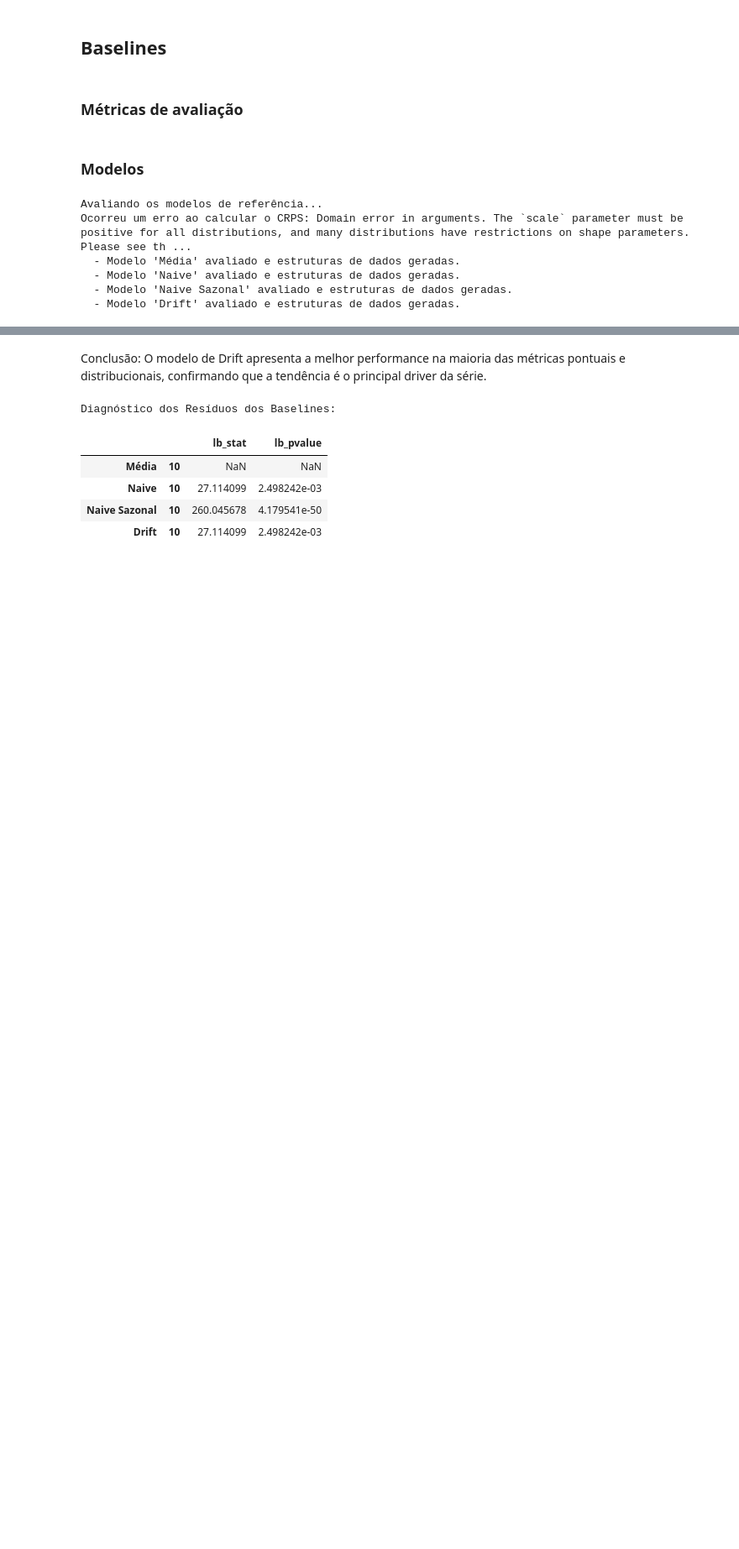
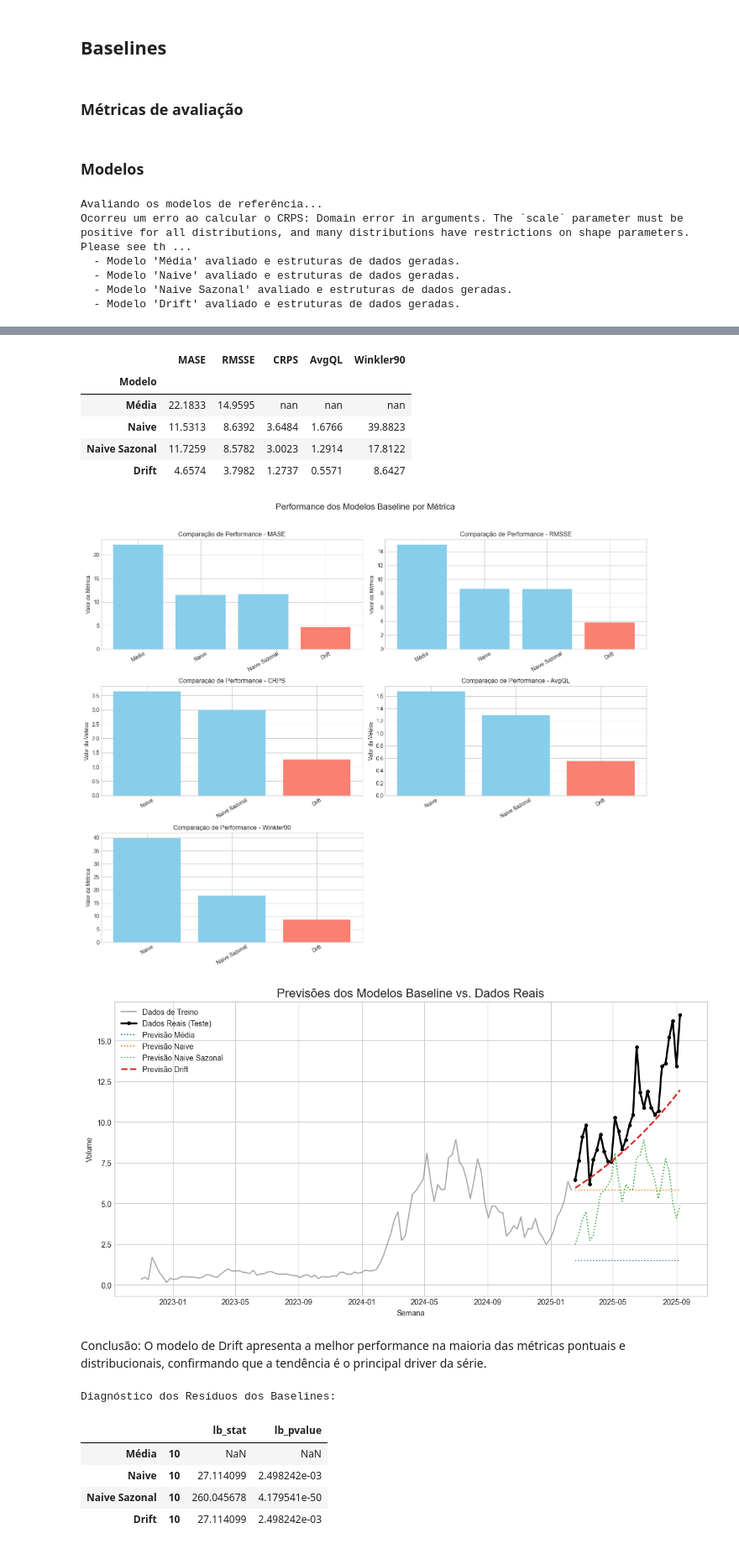
Before and after one commit to KaikyBraga/series_temporais, a Jupyter notebook: main.ipynb, the cells around one changed output, grey strips where cells are left out. Shown: that part at 84% size. Saved outputs shown, nothing was run; the diff lists cells and outputs as text; code cells hidden in the pictures; blank space fills up the shorter version.

```diff
--- a/main.ipynb
+++ b/main.ipynb
@@ -276,3 +276,60 @@ Ocorreu um erro ao calcular o CRPS: Domain error in arguments. The `scale` param
   - Modelo 'Naive' avaliado e estruturas de dados geradas.
   - Modelo 'Naive Sazonal' avaliado e estruturas de dados geradas.
   - Modelo 'Drift' avaliado e estruturas de dados geradas.
+# %%
+
+print("\n" + "="*50)
+print("  Análise Comparativa dos Modelos Baseline")
+print("="*50)
+
+baseline_results_df = pd.DataFrame(results_list).set_index('Modelo')
+
+metrics_to_show = ['MASE', 'RMSSE', 'CRPS', 'AvgQL', 'Winkler90']
+final_metrics_df = baseline_results_df[metrics_to_show]
+
+styled_df = final_metrics_df.style.highlight_min(color='lightgreen', axis=0).format("{:.4f}")
+
+print("\n--- Tabela de Métricas de Performance (Out-of-Sample) ---")
+print("Valores mais baixos indicam melhor performance.")
+display(styled_df)
+
+fig, ax = plt.subplots(3, 2, figsize=(15, 12))
+ax = ax.flatten()
+
+for i, metric in enumerate(metrics_to_show):
+    metric_values = final_metrics_df[metric]
+    best_model_idx = metric_values.idxmin() # Encontra o modelo com o menor valor
+
+    # Define as cores: destaca o melhor modelo
+    colors = ['salmon' if model == best_model_idx else 'skyblue' for model in metric_values.index]
+
+    ax[i].bar(metric_values.index, metric_values.values, color=colors)
+    ax[i].set_title(f'Comparação de Performance - {metric}')
+    ax[i].set_ylabel('Valor da Métrica')
+    ax[i].tick_params(axis='x', rotation=30)
+if len(metrics_to_show) < len(ax):
+    fig.delaxes(ax[-1])
+
+fig.suptitle('Performance dos Modelos Baseline por Métrica', fontsize=16, y=1.02)
+plt.tight_layout()
+plt.show()
+
+plt.figure(figsize=(14, 7))
+
+plt.plot(train.index, train['volume'], label='Dados de Treino', color='gray', alpha=0.7)
+plt.plot(test.index, test['volume'], label='Dados Reais (Teste)', color='black', linewidth=2.5, marker='o', markersize=4)
+
+for name, series in predictions_dict.items():
+    # Destaca o modelo Drift
+    if name == 'Drift':
+        plt.plot(series.index, series.values, label=f'Previsão {name}', linewidth=2.2, linestyle='--')
+    else:
+        plt.plot(series.index, series.values, label=f'Previsão {name}', linestyle=':')
+
+plt.title('Previsões dos Modelos Baseline vs. Dados Reais', fontsize=16)
+plt.ylabel('Volume')
+plt.xlabel('Semana')
+plt.legend()
+plt.grid(True)
+plt.show()
+# %% [output]
@@ -279,3 +342,11 @@ Ocorreu um erro ao calcular o CRPS: Domain error in arguments. The `scale` param
+|  | MASE | RMSSE | CRPS | AvgQL | Winkler90 |
+| Modelo |  |  |  |  |  |
+| Média | 22.1833 | 14.9595 | nan | nan | nan |
+| Naive | 11.5313 | 8.6392 | 3.6484 | 1.6766 | 39.8823 |
+| Naive Sazonal | 11.7259 | 8.5782 | 3.0023 | 1.2914 | 17.8122 |
+| Drift | 4.6574 | 3.7982 | 1.2737 | 0.5571 | 8.6427 |
+[figure, added]
+[figure, added]
 # %% [markdown]
 Conclusão: O modelo de Drift apresenta a melhor performance na maioria das métricas pontuais e distribucionais, confirmando que a tendência é o principal driver da série.
 # %%
```
Also changed, not shown: parts of 9 cells of this notebook.
